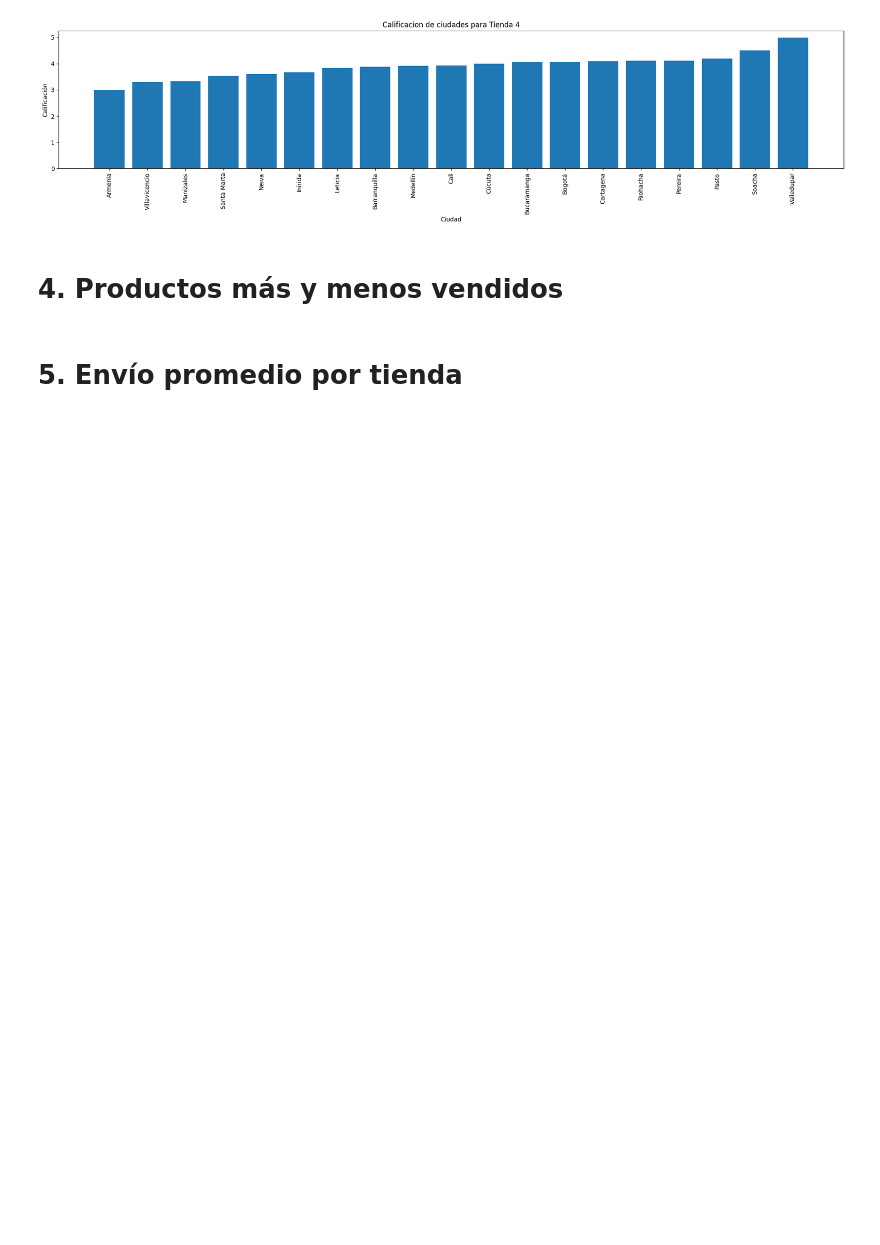
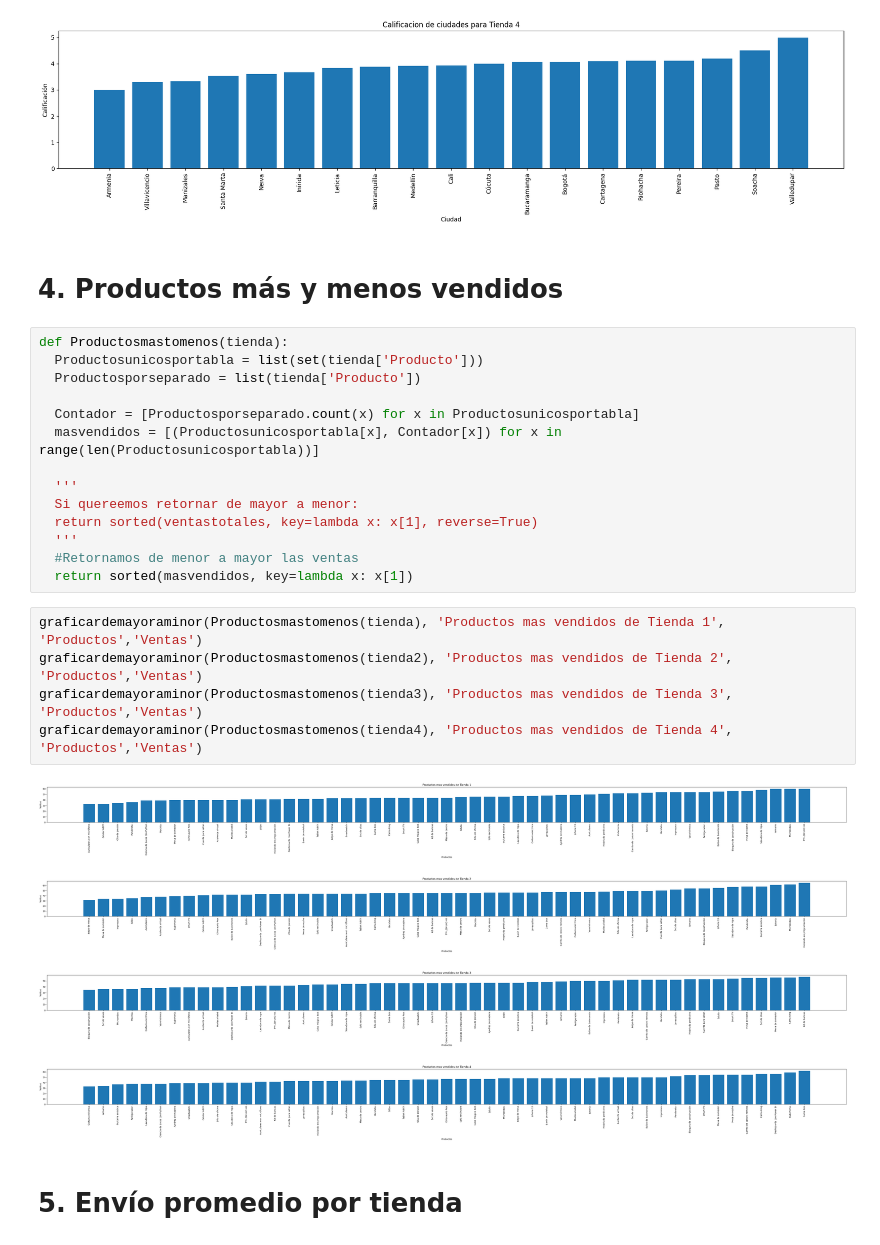
Before and after one commit to Deus-sueD/Callenge-Data-Science, a Jupyter notebook: AluraStoreLatam.ipynb, the cells around one changed output. Cells and saved outputs as stored; diff of their text form; blank space fills up the shorter version.

```diff
--- a/AluraStoreLatam.ipynb
+++ b/AluraStoreLatam.ipynb
@@ -174,5 +174,29 @@ graficardemayoraminor(CalificacionPorTienda(tienda4), 'Calificacion de ciudades
 [figure]
 # %% [markdown]
 # 4. Productos más y menos vendidos
+# %%
+def Productosmastomenos(tienda):
+  Productosunicosportabla = list(set(tienda['Producto']))
+  Productosporseparado = list(tienda['Producto'])
+
+  Contador = [Productosporseparado.count(x) for x in Productosunicosportabla]
+  masvendidos = [(Productosunicosportabla[x], Contador[x]) for x in range(len(Productosunicosportabla))]
+
+  '''
+  Si quereemos retornar de mayor a menor:
+  return sorted(ventastotales, key=lambda x: x[1], reverse=True)
+  '''
+  #Retornamos de menor a mayor las ventas
+  return sorted(masvendidos, key=lambda x: x[1])
+# %%
+graficardemayoraminor(Productosmastomenos(tienda), 'Productos mas vendidos de Tienda 1', 'Productos','Ventas')
+graficardemayoraminor(Productosmastomenos(tienda2), 'Productos mas vendidos de Tienda 2', 'Productos','Ventas')
+graficardemayoraminor(Productosmastomenos(tienda3), 'Productos mas vendidos de Tienda 3', 'Productos','Ventas')
+graficardemayoraminor(Productosmastomenos(tienda4), 'Productos mas vendidos de Tienda 4', 'Productos','Ventas')
+# %% [output]
+[figure, added]
+[figure, added]
+[figure, added]
+[figure, added]
 # %% [markdown]
 # 5. Envío promedio por tienda
```
Also changed, not shown: parts of 8 cells of this notebook.
